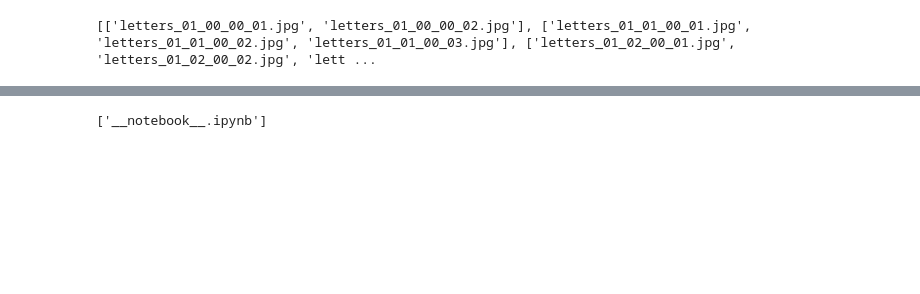
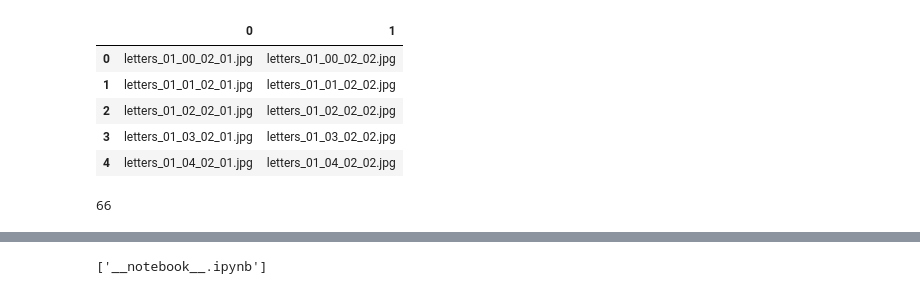
Before and after one commit to OlgaBelitskaya/data_kitchen, a Jupyter notebook: images-with-many-objects.ipynb, the cells around one changed output, grey strips where cells are left out. Cells and saved outputs as stored; diff of their text form; code cells hidden in the pictures; blank space fills up the shorter version.

```diff
--- a/images-with-many-objects.ipynb
+++ b/images-with-many-objects.ipynb
@@ -9,20 +10,26 @@ import os,zipfile,cv2
 # %%
 def get_files(dir_name,files_pre):
     files_list=sorted(os.listdir(dir_name))
     input_files=[f for f in files_list
-                 if (f[-4:]=='.jpg' and files_pre==f[:-7])]
+                 if (f[-4:]=='.jpg' and files_pre==f[:16])]
     return input_files
-
-N=27
+N=33
 dir_name='../input/object-detection/'
-files_pre_list=['letters_01_'+'%02d'%l+'_00'
+files_pre_list=['letters_01_'+'%02d'%l+'_02'
                 for l in range(N)]
 input_files_list=[]
 input_files_list+=[get_files(dir_name,files_pre_list[l])
                    for l in range(N)]
-print(input_files_list)
+display(pd.DataFrame(input_files_list).head())
+sum([len(input_files_list[i]) for i in range(N)])
 # %% [output]
+|  | 0 | 1 |
+| 0 | letters_01_00_02_01.jpg | letters_01_00_02_02.jpg |
+| 1 | letters_01_01_02_01.jpg | letters_01_01_02_02.jpg |
+| 2 | letters_01_02_02_01.jpg | letters_01_02_02_02.jpg |
+| 3 | letters_01_03_02_01.jpg | letters_01_03_02_02.jpg |
+| 4 | letters_01_04_02_01.jpg | letters_01_04_02_02.jpg |
-[['letters_01_00_00_01.jpg', 'letters_01_00_00_02.jpg'], ['letters_01_01_00_01.jpg', 'letters_01_01_00_02.jpg', 'letters_01_01_00_03.jpg'], ['letters_01_02_00_01.jpg', 'letters_01_02_00_02.jpg', 'lett ...
+66
 # %%
 dhtml('Lists of Objects')
 # %% [output]
```
Also changed, not shown: parts of 10 cells of this notebook, 1 other file.
